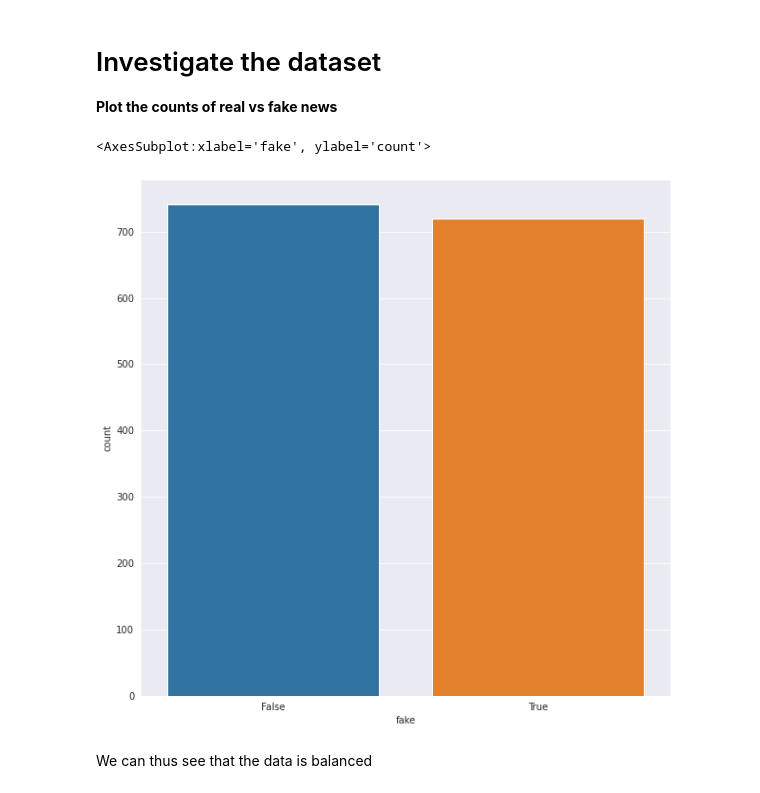
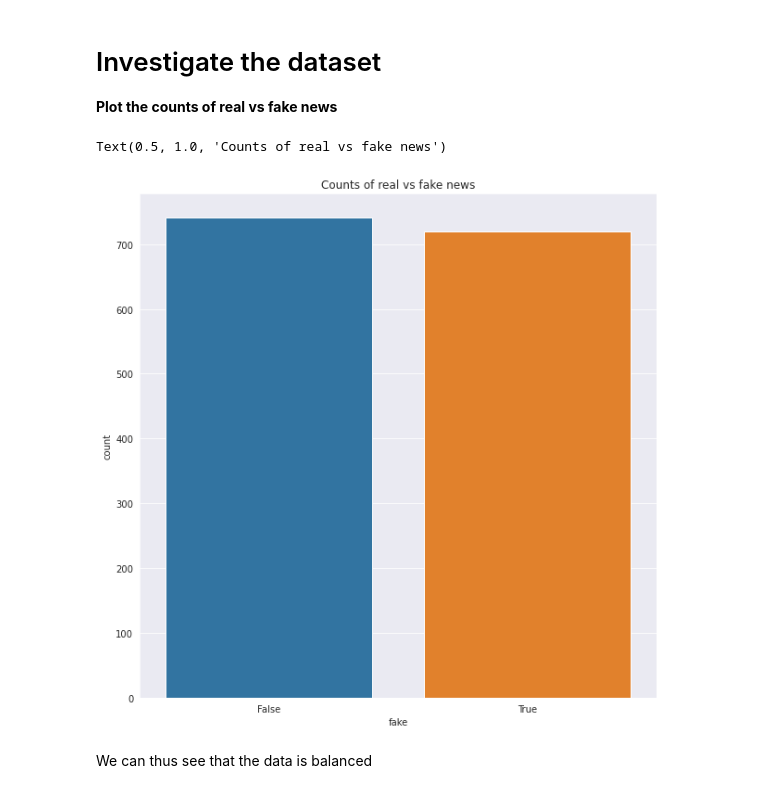
Before and after one commit to tb0se/NLP-Fake-News-Classifier, a Jupyter notebook: Naive Bayes.ipynb, the cells around one changed output. Drawn from its saved outputs; the diff is of its cells as text; code cells hidden in the pictures.

```diff
--- a/Multinomial Naive Bayes.ipynb
+++ b/Naive Bayes.ipynb
@@ -32,11 +32,12 @@ dataset.sample(5)
 
 **Plot the counts of real vs fake news**
 # %%
-plt.figure(figsize=(10,10))
-sns.countplot(x=dataset['fake'])
+fig, ax = plt.subplots(figsize=(10,10))
+sns.countplot(x=dataset['fake'], ax=ax)
+ax.set_title('Counts of real vs fake news')
 # %% [output]
-<AxesSubplot:xlabel='fake', ylabel='count'>
+Text(0.5, 1.0, 'Counts of real vs fake news')
-[figure, old version]
+[figure, new version]
 # %% [markdown]
 We can thus see that the data is balanced
 # %% [markdown]
```
Also changed, not shown: parts of 19 cells of this notebook, 11 other files.
